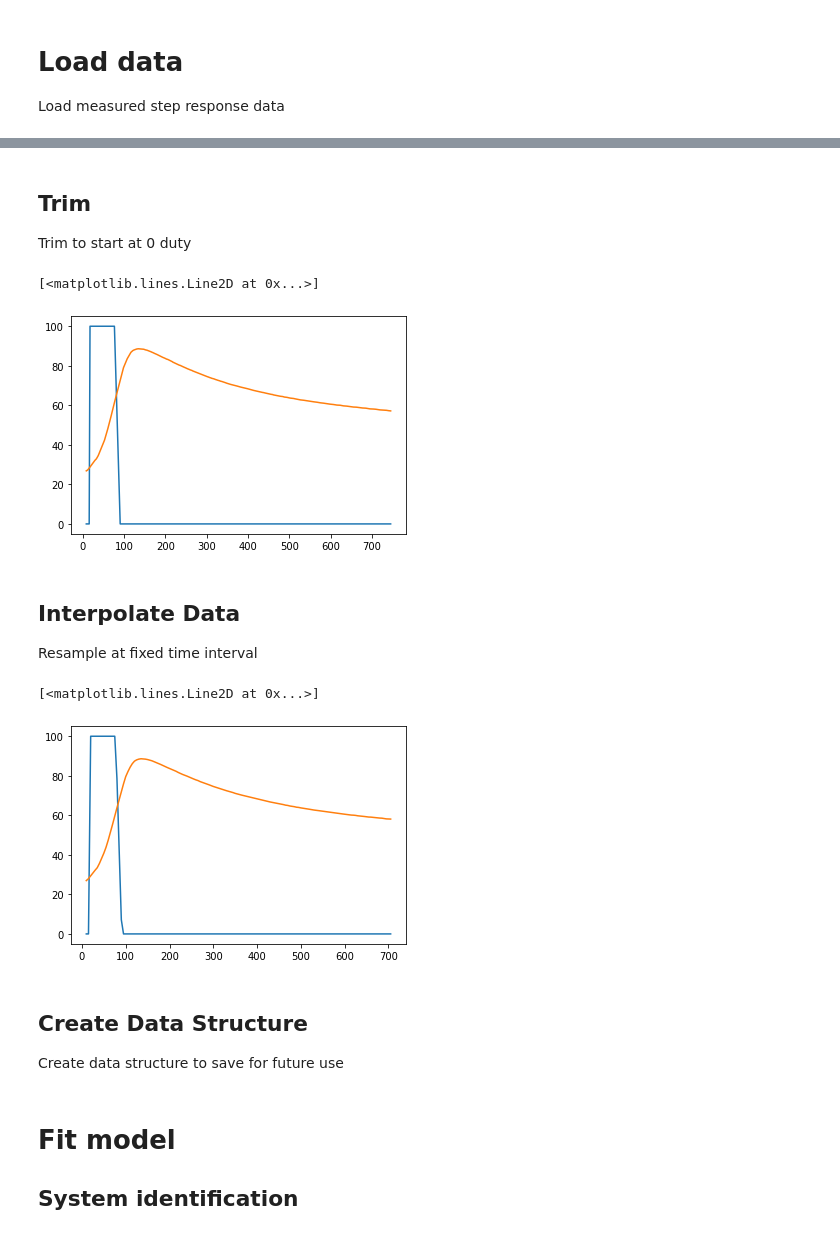
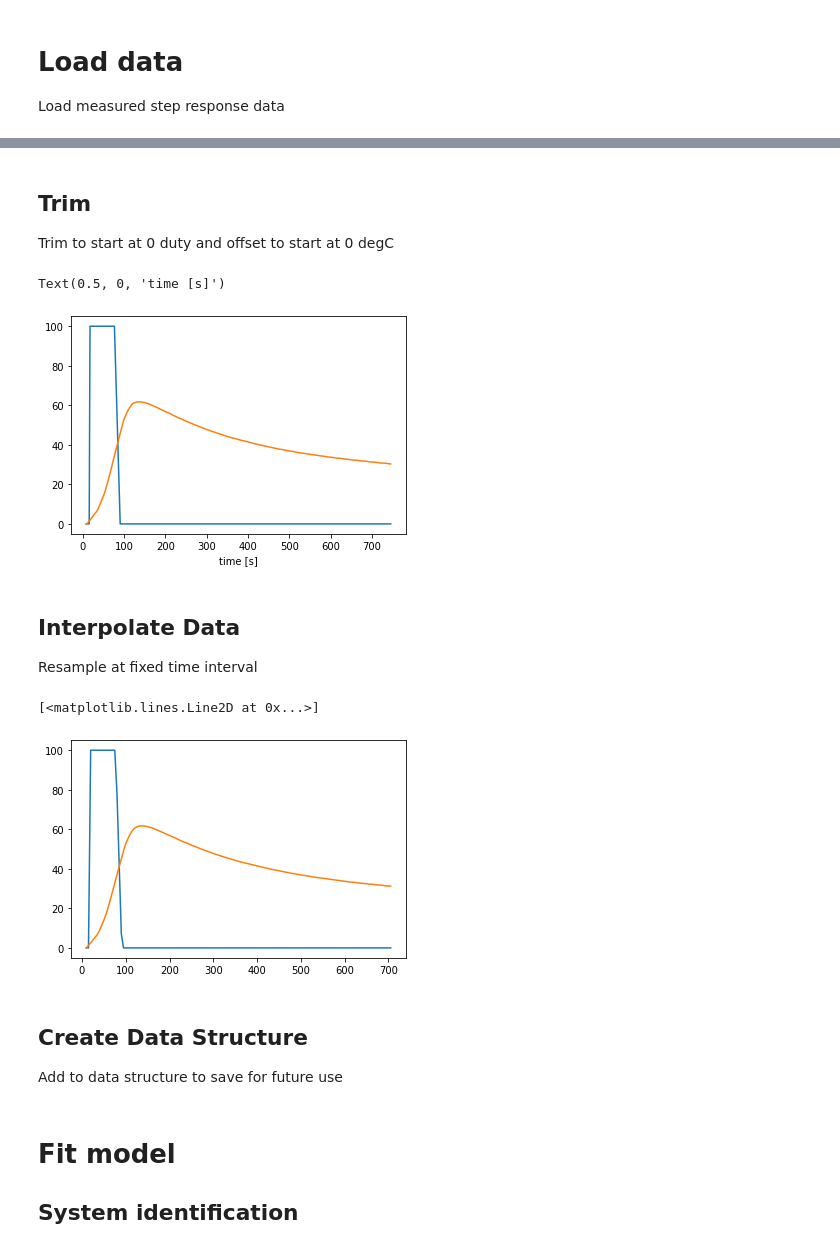
Before and after one commit to willhunt/silvia, a Jupyter notebook: docs/docs/control/assets/Response Analysis.ipynb, the cells around one changed output, grey strips where cells are left out. Cells and saved outputs as stored; diff of their text form; code cells hidden in the pictures.

```diff
--- a/docs/docs/control/assets/Response Analysis.ipynb
+++ b/docs/docs/control/assets/Response Analysis.ipynb
@@ -46,27 +28,35 @@ plt.plot(data_array[:,0], data_array[:,2])
 # %% [markdown]
 ## Trim
-Trim to start at 0 duty
+Trim to start at 0 duty and offset to start at 0 degC
-# %%
-data_array = data_array[2:, :]
-plt.plot(data_array[:,0], data_array[:,1])
-plt.plot(data_array[:,0], data_array[:,2])
-# %% [output]
-[<matplotlib.lines.Line2D at 0x...>]
-[figure, removed]
+# %%
+first_index = 2
+dataset["t"] = dataset["t"][first_index:]
+dataset["u"] = dataset["u"][first_index:]
+dataset["T"] = dataset["T"][first_index:]
+dataset["T_0"] = dataset["T"][0]
+dataset["T"] = dataset["T"] - dataset["T_0"]
+
+plt.plot(dataset["t"], dataset["u"])
+plt.plot(dataset["t"], dataset["T"])
+plt.xlabel('time [s]')
+# %% [output]
+Text(0.5, 0, 'time [s]')
+[figure, added]
 # %% [markdown]
 ## Interpolate Data
 Resample at fixed time interval
 # %%
 t_sample = 5
 t = np.arange(10, 710, t_sample)
-u = np.interp(t, data_array[:,0].reshape((1,-1))[0], data_array[:,1].reshape((1,-1))[0])
-y = np.interp(t, data_array[:,0].reshape((1,-1))[0], data_array[:,2].reshape((1,-1))[0])
+u = np.interp(t, dataset["t"], dataset["u"])
+y = np.interp(t, dataset["t"], dataset["T"])
 plt.plot(t, u)
 plt.plot(t, y)
+# plt.xlim(70,80)
 # %% [output]
 [<matplotlib.lines.Line2D at 0x...>]
-[figure, old version]
+[figure, new version]
 # %% [markdown]
 ## Create Data Structure
-Create data structure to save for future use
+Add to data structure to save for future use
 # %%
```
Also changed, not shown: parts of 15 cells of this notebook, 39 other files.
